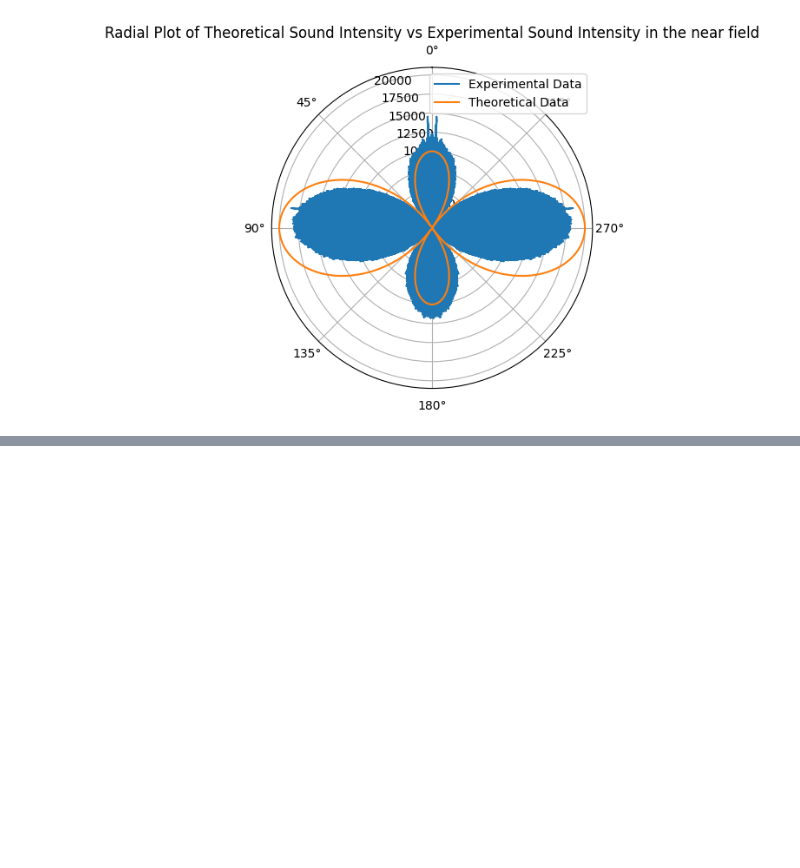
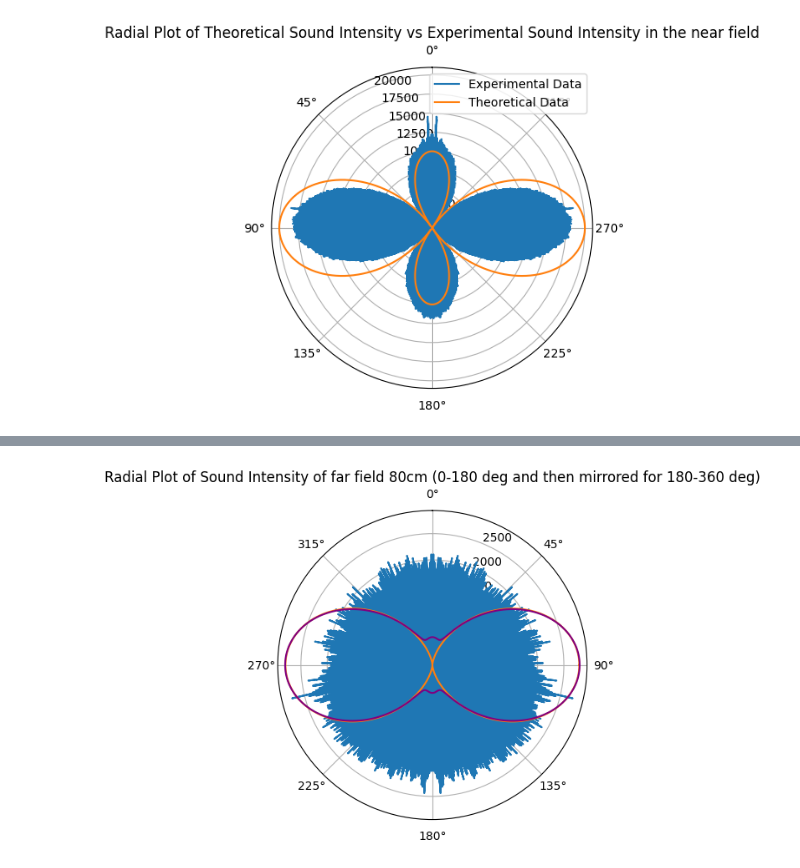
Before and after one commit to julianLapenna12/acoustic_radiation_modelling, a Jupyter notebook: notebooks/Ex1.acoustics.notebook.ipynb, the cells around one changed output, grey strips where cells are left out. Cells and saved outputs as stored; diff of their text form; code cells hidden in the pictures; blank space fills up the shorter version.

Commit message:
time for summary results and conc

```diff
--- a/notebooks/Ex1.acoustics.notebook.ipynb
+++ b/notebooks/Ex1.acoustics.notebook.ipynb
@@ -864,7 +864,7 @@ def near_field_magnitude(theta, k, r, A):
 
     return result
 
-def far_field_magnitude(theta, k, r, A):
+def far_field_approximate(theta, k, r, A):
     cos_theta = np.cos(theta)
     result = (A * k**2 / r) * cos_theta**2
 
@@ -918,0 +923,38 @@ plt.show()
+# %%
+filename = '../data/180sweep-far-timing.wav'
+sr_80g, data_80g = wavfile.read(filename)
+
+start_time = 3.19
+end_time = 52.75
+
+start_index = int(start_time * sr_80g)
+end_index = int(end_time * sr_80g)
+
+data_80g = data_80g[start_index:end_index]
+
+d80g = np.take(data_80g, 1, axis=1)
+N = len(d80g) # number of samples
+angles = np.linspace(0, np.pi, N)
+
+# reflect on x axis for full rotation
+angles_full = np.concatenate((angles, angles + np.pi))
+d80_rfull = np.concatenate((d80g, d80g[::-1]))
+
+# save memory - my computer crashed multiple times :'(
+del angles, sr_80g, data_80g, d80g
+theta = np.linspace(0,2*np.pi,int(np.pi*100))
+# %%
+far_field_theory = far_field_approximate(theta, 6.686, 0.8, 50)
+far_field_exact = near_field_magnitude(theta, 6.686, 0.8, 50)
+fig, ax = plt.subplots(subplot_kw={'projection': 'polar'})
+ax.plot(angles_full, abs(d80_rfull), label='Experimental Data')
+ax.plot(theta+0.5*np.pi, abs(far_field_theory), label='Theoretical Approx')
+ax.plot(theta+0.5*np.pi, abs(far_field_exact), color='purple', label='Theoretical Data')
+
+ax.set_theta_direction(-1)  # To make clockwise rotation
+ax.set_theta_zero_location("N")  # Set 0 degrees to the top
+ax.set_title("Radial Plot of Sound Intensity of far field 80cm (0-180 deg and then mirrored for 180-360 deg)")
+
+plt.show()
+# %% [output]
+[figure, added]
```
Also changed, not shown: parts of 2 cells of this notebook.
